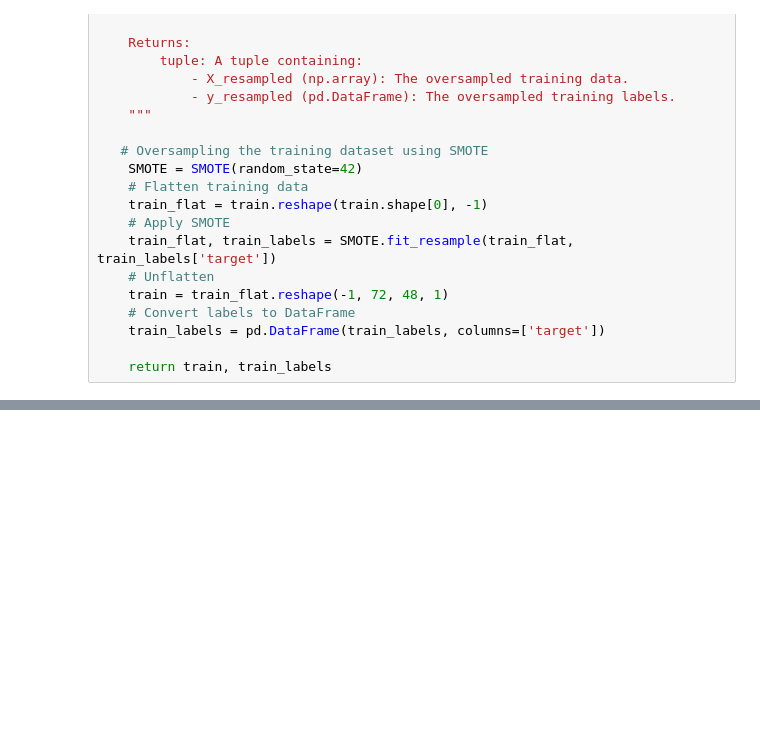
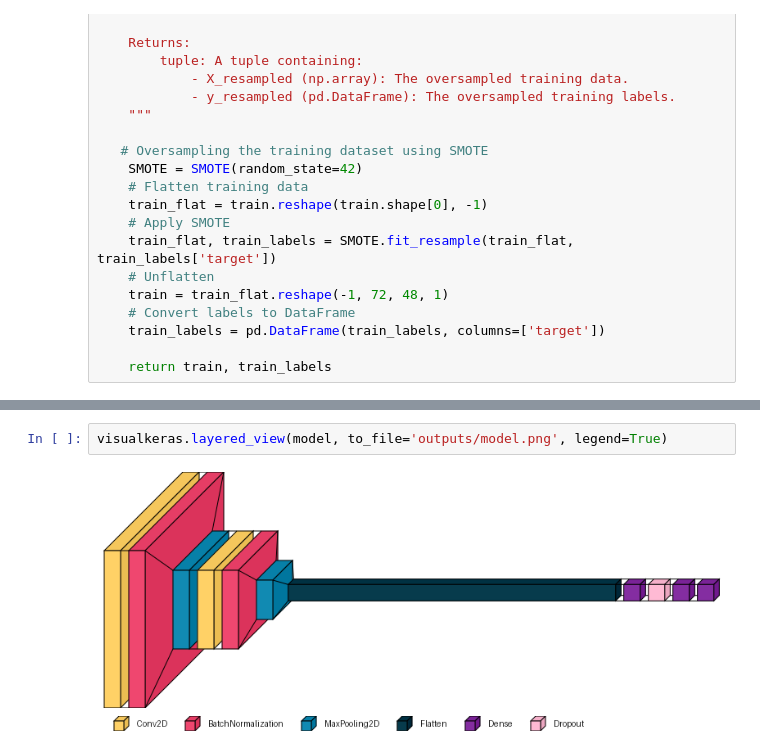
Before and after one commit to slavajda02/MLF-Project, a Jupyter notebook: testing.ipynb, the cells around one changed output, grey strips where cells are left out. Drawn from its saved outputs; the diff is of its cells as text; blank space fills up the shorter version.

```diff
--- a/testing.ipynb
+++ b/testing.ipynb
@@ -347,0 +441,4 @@ plt.show()
+# %%
+visualkeras.layered_view(model, to_file='outputs/model.png', legend=True)
+# %% [output]
+[figure, added]
```
Also changed, not shown: parts of 11 cells of this notebook, 10 other files.
